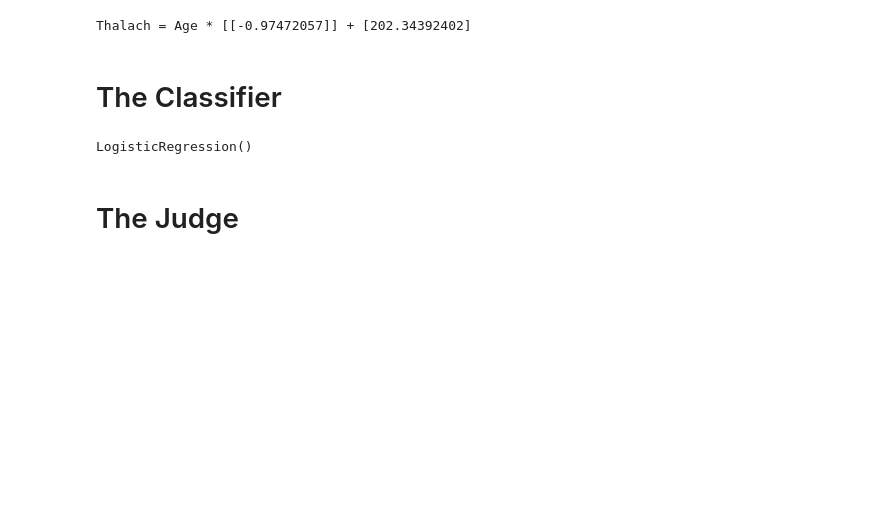
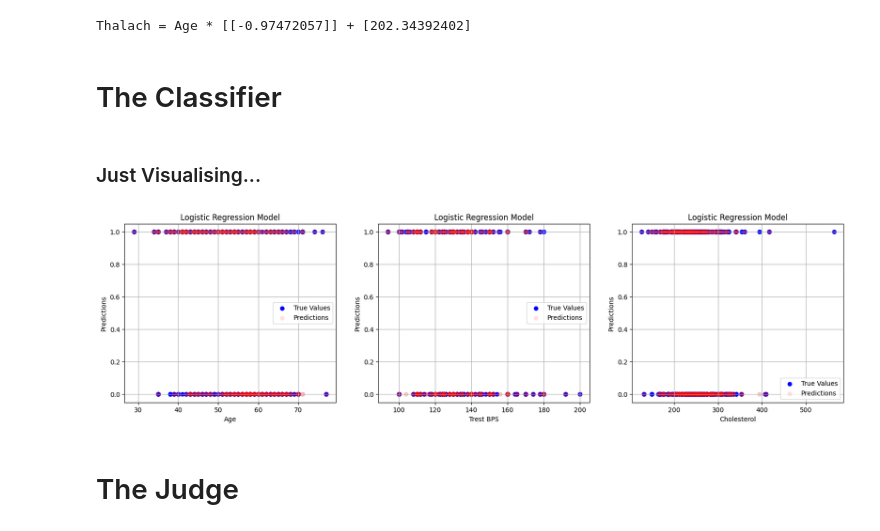
Before and after one commit to aBDULQADARmANASAWALA/AbdulqadarManasawala_techai_tasks, a Jupyter notebook: Abdulqadar_TechAI_Task_3.ipynb, the cells around one changed output. Drawn from its saved outputs; the diff is of its cells as text; code cells hidden in the pictures; blank space fills up the shorter version.

```diff
--- a/Abdulqadar_TechAI_Task_3.ipynb
+++ b/Abdulqadar_TechAI_Task_3.ipynb
@@ -79,8 +79,41 @@ X_train2, X_test2, y_train2, y_test2 = train_test_split(X2, y2, test_size=0.2, r
 # logistic regression
 from sklearn.linear_model import LogisticRegression
 log_model = LogisticRegression()
-log_model.fit(X_train2, y_train2)
+log_model.fit(X_train2, y_train2.values.reshape(-1,))
+
+y_pred = log_model.predict(X_test2)
-# %% [output]
-LogisticRegression()
+# %% [markdown]
+### Just Visualising...
+# %%
+# plot the model
+fig, ax = plt.subplots(1, 3, figsize=(20, 5))
+
+ax[0].scatter(X_train2['age'], y_train2, color='blue', label='True Values')
+ax[0].scatter(X_train2['age'], log_model.predict(X_train2), color='red', label='Predictions', alpha=0.1)
+ax[0].set_xlabel('Age')
+ax[0].set_ylabel('Predictions')
+ax[0].set_title('Logistic Regression Model')
+ax[0].legend()
+ax[0].grid()
+
+ax[1].scatter(X_train2['trestbps'], y_train2, color='blue', label='True Values')
+ax[1].scatter(X_train2['trestbps'], log_model.predict(X_train2), color='red', label='Predictions', alpha=0.1)
+ax[1].set_xlabel('Trest BPS')
+ax[1].set_ylabel('Predictions')
+ax[1].set_title('Logistic Regression Model')
+ax[1].legend()
+ax[1].grid()
+
+ax[2].scatter(X_train2['chol'], y_train2, color='blue', label='True Values')
+ax[2].scatter(X_train2['chol'], log_model.predict(X_train2), color='red', label='Predictions', alpha=0.1)
+ax[2].set_xlabel('Cholesterol')
+ax[2].set_ylabel('Predictions')
+ax[2].set_title('Logistic Regression Model')
+ax[2].legend()
+ax[2].grid()
+
+plt.show()
+# %% [output]
+[figure, added]
 # %% [markdown]
 # The Judge
```
Also changed, not shown: parts of 12 cells of this notebook.
